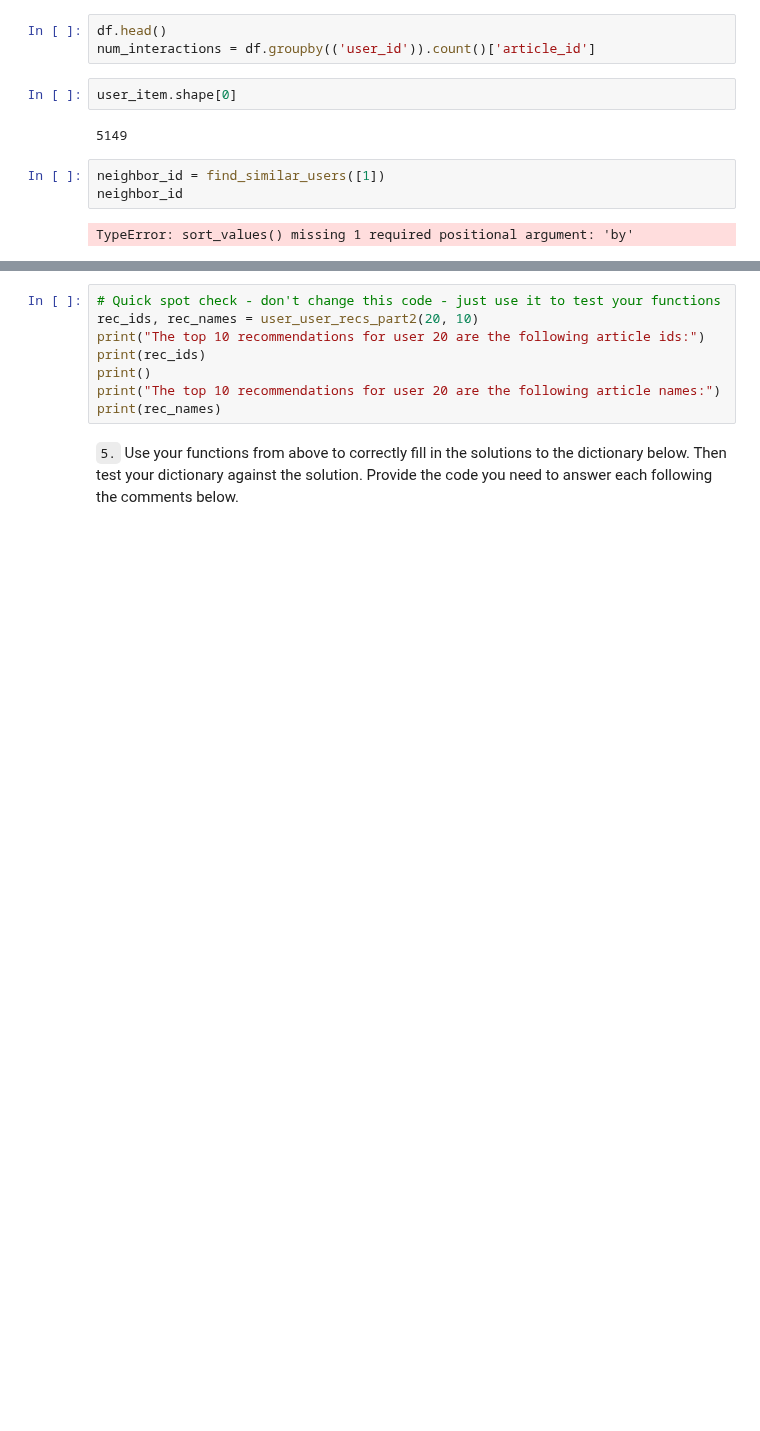
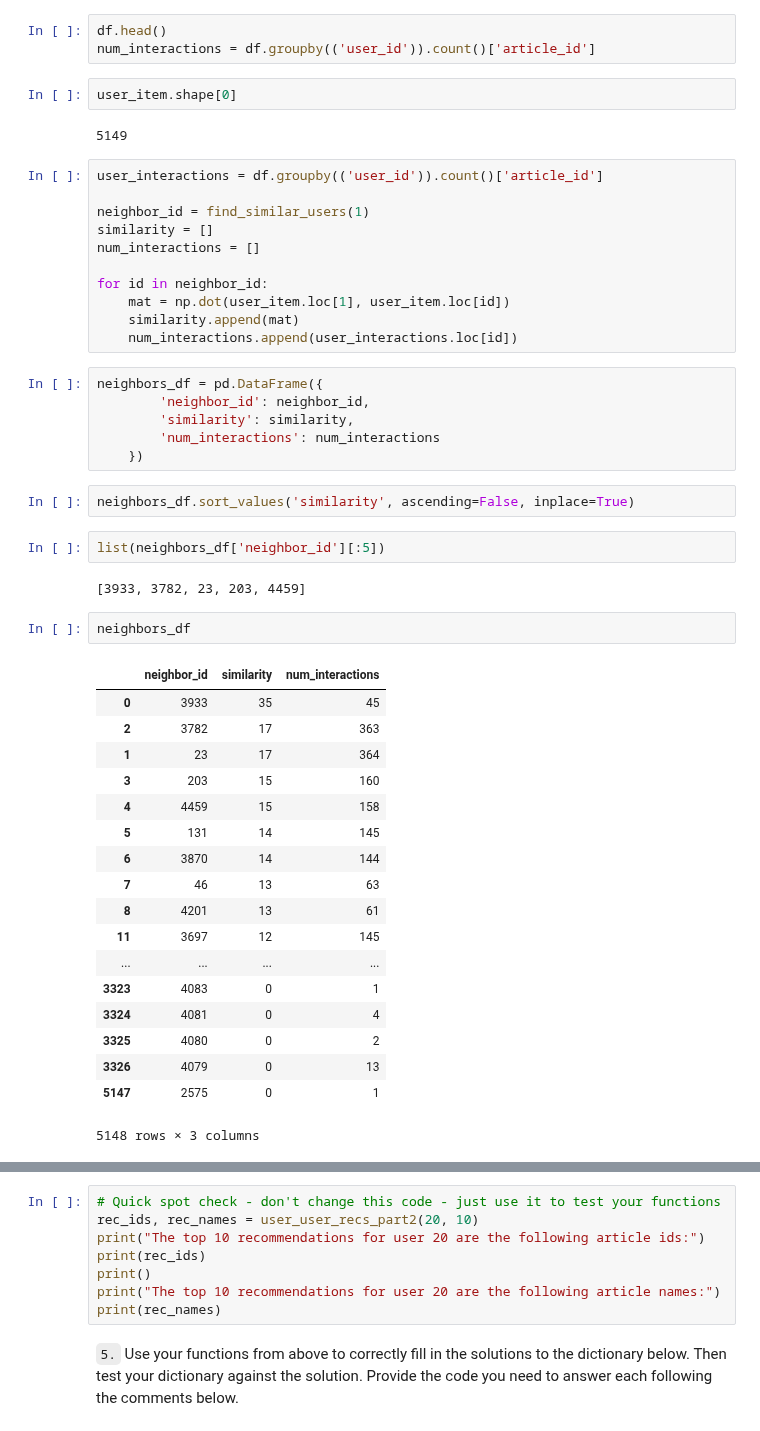
Before and after one commit to paulstancliffe/Recommendation-System-IBM, a Jupyter notebook: Recommendations_with_IBM.ipynb, the cells around one changed output, grey strips where cells are left out. Saved outputs shown, nothing was run; the diff lists cells and outputs as text; blank space fills up the shorter version.

```diff
--- a/Recommendations_with_IBM.ipynb
+++ b/Recommendations_with_IBM.ipynb
@@ -560,11 +560,50 @@ num_interactions = df.groupby(('user_id')).count()['article_id']
 user_item.shape[0]
 # %% [output]
 5149
-# %%
-neighbor_id = find_similar_users([1])
-neighbor_id
-# %% [output]
-TypeError: sort_values() missing 1 required positional argument: 'by'
+# %%
+user_interactions = df.groupby(('user_id')).count()['article_id']
+
+neighbor_id = find_similar_users(1)
+similarity = []
+num_interactions = []
+
+for id in neighbor_id:
+    mat = np.dot(user_item.loc[1], user_item.loc[id])
+    similarity.append(mat)
+    num_interactions.append(user_interactions.loc[id])
+# %%
+neighbors_df = pd.DataFrame({
+        'neighbor_id': neighbor_id,
+        'similarity': similarity,
+        'num_interactions': num_interactions
+    })
+# %%
+neighbors_df.sort_values('similarity', ascending=False, inplace=True)
+# %%
+list(neighbors_df['neighbor_id'][:5])
+# %% [output]
+[3933, 3782, 23, 203, 4459]
+# %%
+neighbors_df
+# %% [output]
+|  | neighbor_id | similarity | num_interactions |
+| 0 | 3933 | 35 | 45 |
+| 2 | 3782 | 17 | 363 |
+| 1 | 23 | 17 | 364 |
+| 3 | 203 | 15 | 160 |
+| 4 | 4459 | 15 | 158 |
+| 5 | 131 | 14 | 145 |
+| 6 | 3870 | 14 | 144 |
+| 7 | 46 | 13 | 63 |
+| 8 | 4201 | 13 | 61 |
+| 11 | 3697 | 12 | 145 |
+| ... | ... | ... | ... |
+| 3323 | 4083 | 0 | 1 |
+| 3324 | 4081 | 0 | 4 |
+| 3325 | 4080 | 0 | 2 |
+| 3326 | 4079 | 0 | 13 |
+| 5147 | 2575 | 0 | 1 |
+5148 rows × 3 columns
 # %%
 def get_top_sorted_users(user_id, df=df, user_item=user_item):
     '''
```
Also changed, not shown: parts of 24 cells of this notebook.
